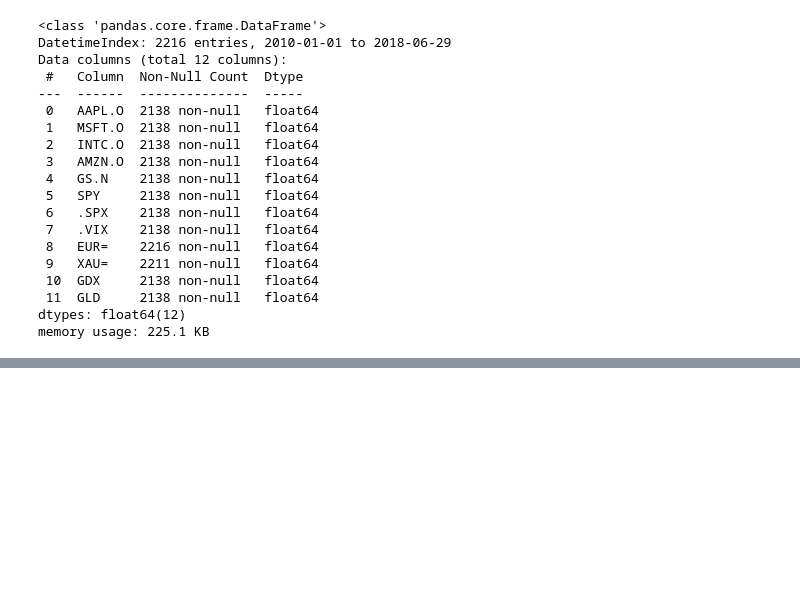
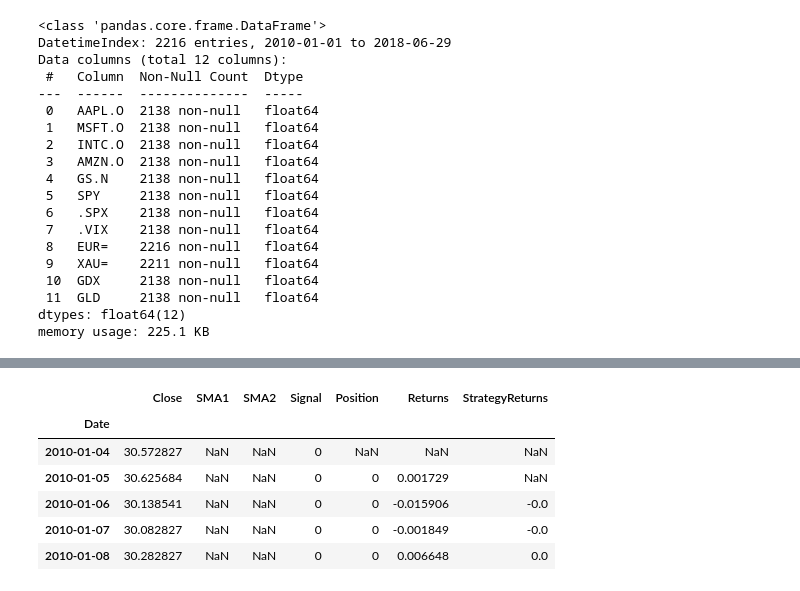
Before and after one commit to newsesame/GeneticAlgo_MovingAverageStrat, a Jupyter notebook: SMA.ipynb, the cells around one changed output, grey strips where cells are left out. Cells and saved outputs as stored; diff of their text form; code cells hidden in the pictures; blank space fills up the shorter version.

```diff
--- a/SMA.ipynb
+++ b/SMA.ipynb
@@ -286,0 +132,14 @@ KeyError: 'Close'
+# %%
+# Calculate daily returns of the USD/ZAR pair
+data['Returns'] = data['Close'].pct_change()
+# Calculate strategy returns
+data['StrategyReturns'] = data['Returns'] * data['Position'].shift(1)
+data.head()
+# %% [output]
+|  | Close | SMA1 | SMA2 | Signal | Position | Returns | StrategyReturns |
+| Date |  |  |  |  |  |  |  |
+| 2010-01-04 | 30.572827 | NaN | NaN | 0 | NaN | NaN | NaN |
+| 2010-01-05 | 30.625684 | NaN | NaN | 0 | 0 | 0.001729 | NaN |
+| 2010-01-06 | 30.138541 | NaN | NaN | 0 | 0 | -0.015906 | -0.0 |
+| 2010-01-07 | 30.082827 | NaN | NaN | 0 | 0 | -0.001849 | -0.0 |
+| 2010-01-08 | 30.282827 | NaN | NaN | 0 | 0 | 0.006648 | 0.0 |
```
Also changed, not shown: parts of 24 cells of this notebook, 5 other files.
